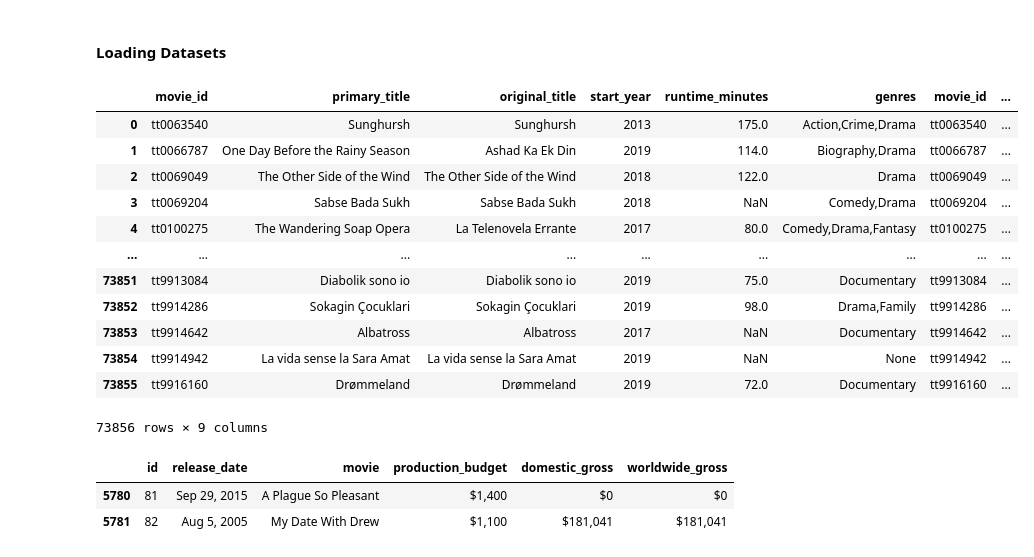
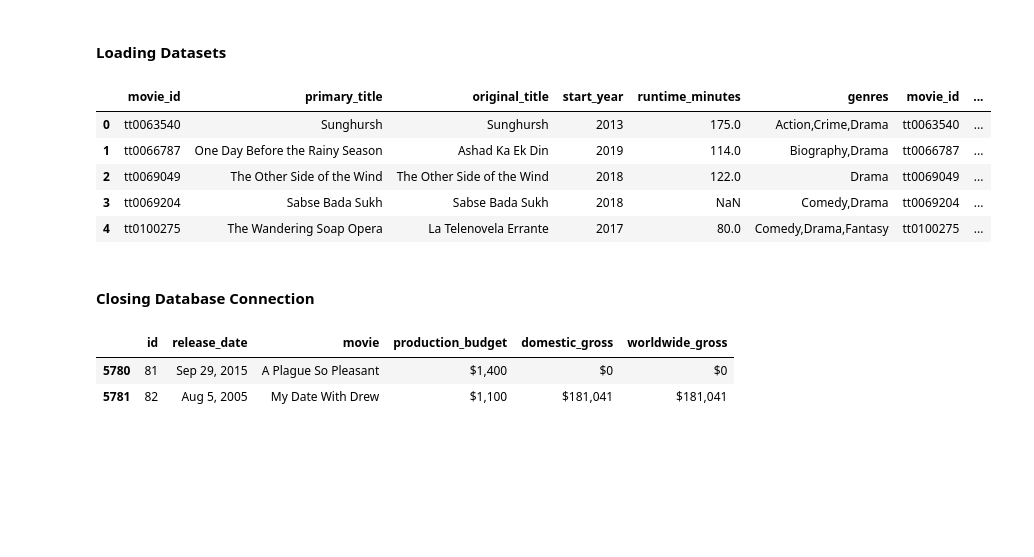
Before and after one commit to kev065/movie-studio-project, a Jupyter notebook: Movie_Studio.ipynb, the cells around one changed output. Cells and saved outputs as stored; diff of their text form; code cells hidden in the pictures; blank space fills up the shorter version.

```diff
--- a/Movie_Studio.ipynb
+++ b/Movie_Studio.ipynb
@@ -33,35 +43,30 @@ import scipy.stats as stats
 # %%
 # reviews dataset
 review_df = pd.read_csv('Data/rt.reviews.tsv', sep='\t', on_bad_lines='skip', encoding='ISO-8859-1')
 #review_df.head()
 
 # bom.movie_gross.csv
 movie_gross_df = pd.read_csv('Data/bom.movie_gross.csv')
 #movie_gross_df
 
 # im.dbsqlite, we load only the 2 tables that are needed for the analysis.
 conn = sqlite3.connect('Data/im.db')
 q = '''
 SELECT *
     FROM movie_basics
     JOIN movie_ratings
     ON movie_basics.movie_ID = movie_ratings.movie_id
 '''
 imdb_df = pd.read_sql(q, conn)
 
 imdb_df = pd.read_sql(q, conn)
-imdb_df
+imdb_df.head()
 # %% [output]
 |  | movie_id | primary_title | original_title | start_year | runtime_minutes | genres | movie_id | ... |
 | 0 | tt0063540 | Sunghursh | Sunghursh | 2013 | 175.0 | Action,Crime,Drama | tt0063540 | ... |
 | 1 | tt0066787 | One Day Before the Rainy Season | Ashad Ka Ek Din | 2019 | 114.0 | Biography,Drama | tt0066787 | ... |
 | 2 | tt0069049 | The Other Side of the Wind | The Other Side of the Wind | 2018 | 122.0 | Drama | tt0069049 | ... |
 | 3 | tt0069204 | Sabse Bada Sukh | Sabse Bada Sukh | 2018 | NaN | Comedy,Drama | tt0069204 | ... |
 | 4 | tt0100275 | The Wandering Soap Opera | La Telenovela Errante | 2017 | 80.0 | Comedy,Drama,Fantasy | tt0100275 | ... |
-| ... | ... | ... | ... | ... | ... | ... | ... | ... |
-| 73851 | tt9913084 | Diabolik sono io | Diabolik sono io | 2019 | 75.0 | Documentary | tt9913084 | ... |
-| 73852 | tt9914286 | Sokagin Çocuklari | Sokagin Çocuklari | 2019 | 98.0 | Drama,Family | tt9914286 | ... |
-| 73853 | tt9914642 | Albatross | Albatross | 2017 | NaN | Documentary | tt9914642 | ... |
-| 73854 | tt9914942 | La vida sense la Sara Amat | La vida sense la Sara Amat | 2019 | NaN | None | tt9914942 | ... |
-| 73855 | tt9916160 | Drømmeland | Drømmeland | 2019 | 72.0 | Documentary | tt9916160 | ... |
-73856 rows × 9 columns
+# %% [markdown]
+#### Closing Database Connection
```
Also changed, not shown: parts of 54 cells of this notebook, 1 other file.
